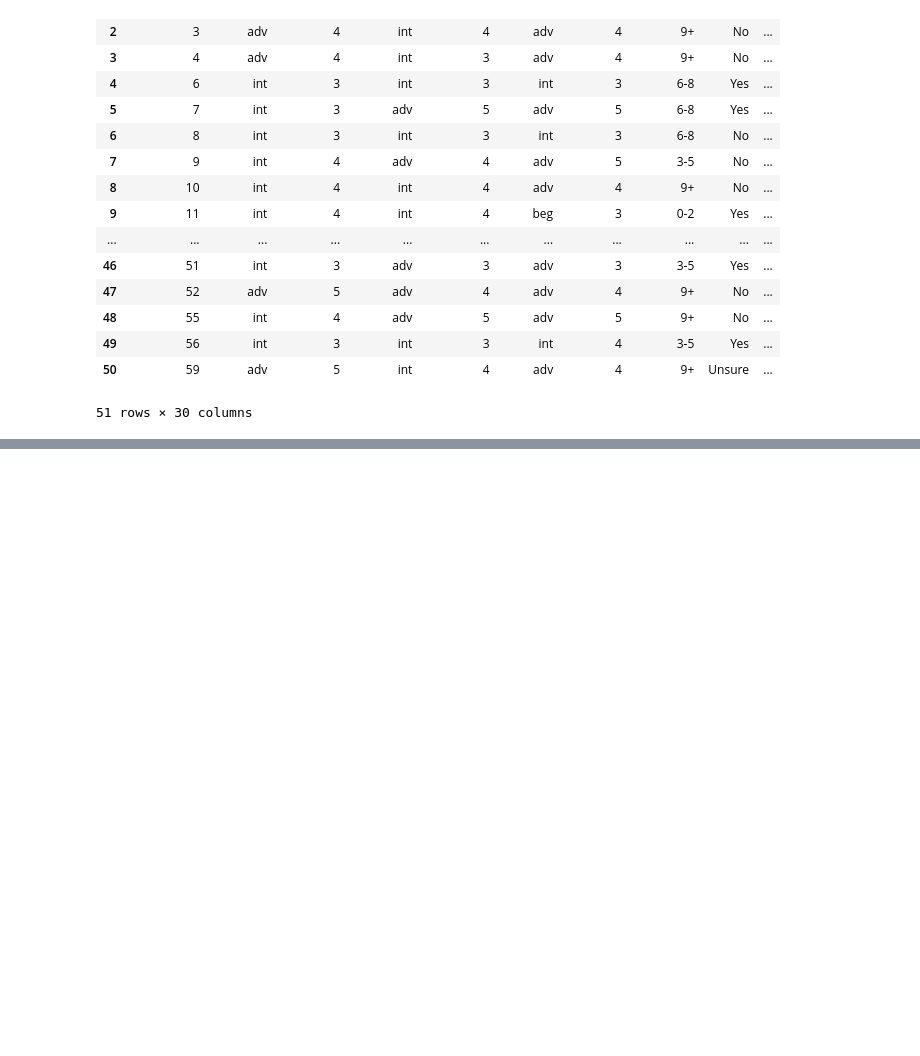
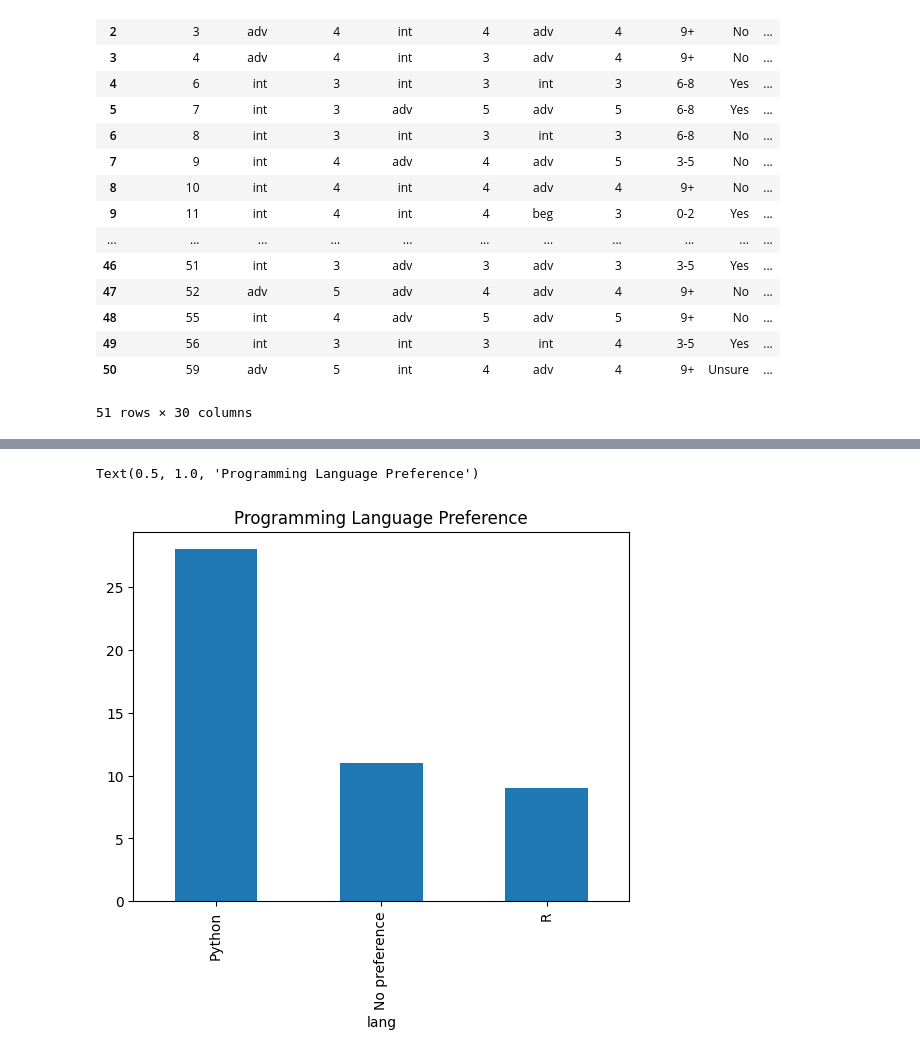
Before and after one commit to pstat197/module-0-class-survey-data-table_seven, a Jupyter notebook: scripts/Madhav.ipynb, the cells around one changed output, grey strips where cells are left out. Drawn from its saved outputs; the diff is of its cells as text; code cells hidden in the pictures; blank space fills up the shorter version.

```diff
--- a/scripts/Madhav.ipynb
+++ b/scripts/Madhav.ipynb
@@ -1,7 +11,8 @@
 # %%
 import pandas as pd
 # %%
-pd.read_csv('data/background-clean.csv')
+df1 = pd.read_csv('data/background-clean.csv')
+df1
 # %% [output]
 |  | response_id | prog.prof | prog.comf | math.prof | math.comf | stat.prof | stat.comf | updv.num | dom | ... |
 | 0 | 1 | adv | 5 | int | 4 | adv | 5 | 9+ | Yes | ... |
@@ -21,3 +32,6 @@ pd.read_csv('data/background-clean.csv')
 | 49 | 56 | int | 3 | int | 3 | int | 4 | 3-5 | Yes | ... |
 | 50 | 59 | adv | 5 | int | 4 | adv | 4 | 9+ | Unsure | ... |
 51 rows × 30 columns
+# %%
+df2 = pd.read_csv('data/interest-clean.csv')
+df2
@@ -23,0 +56,6 @@ pd.read_csv('data/background-clean.csv')
+# %%
+m1 = pd.merge(df1, df2, left_on='response_id', right_on='response_id', how='left')
+m1.rename(columns={'do_you_have_any_preference_regarding_working_on_an_industry_project_or_a_research_lab_project': 'preference_industry_or_research'}, inplace=True)
+m2 = m1[["lang", "preference_industry_or_research"]]
+m2 = m2.drop(24)
+m2
@@ -23,0 +80,8 @@ pd.read_csv('data/background-clean.csv')
+# %%
+import matplotlib.pyplot as plt
+#EDA for each column, start with the lang column
+m2['lang'].value_counts().plot(kind='bar')
+plt.title('Programming Language Preference')
+# %% [output]
+Text(0.5, 1.0, 'Programming Language Preference')
+[figure, added]
```
Also changed, not shown: parts of 10 cells of this notebook.
